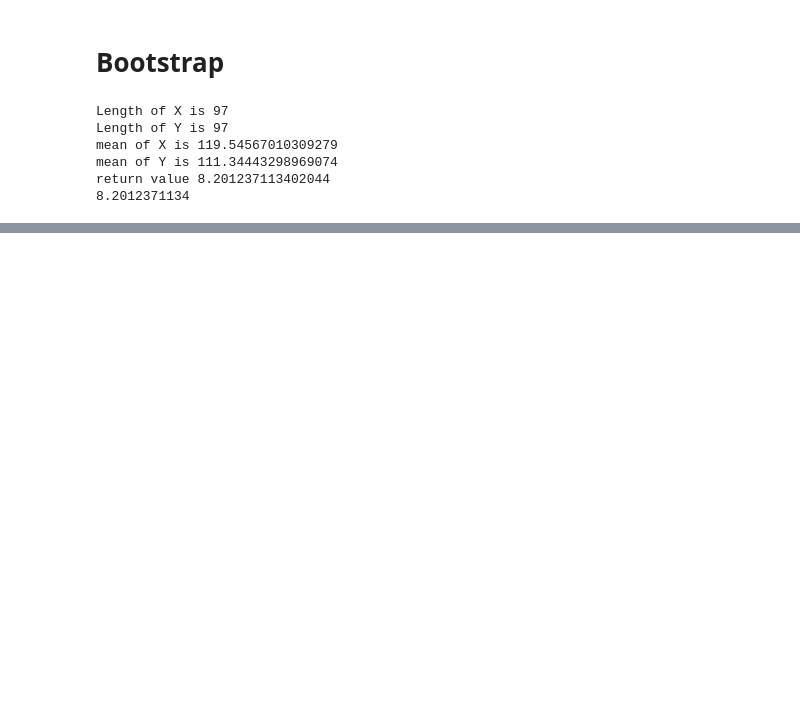
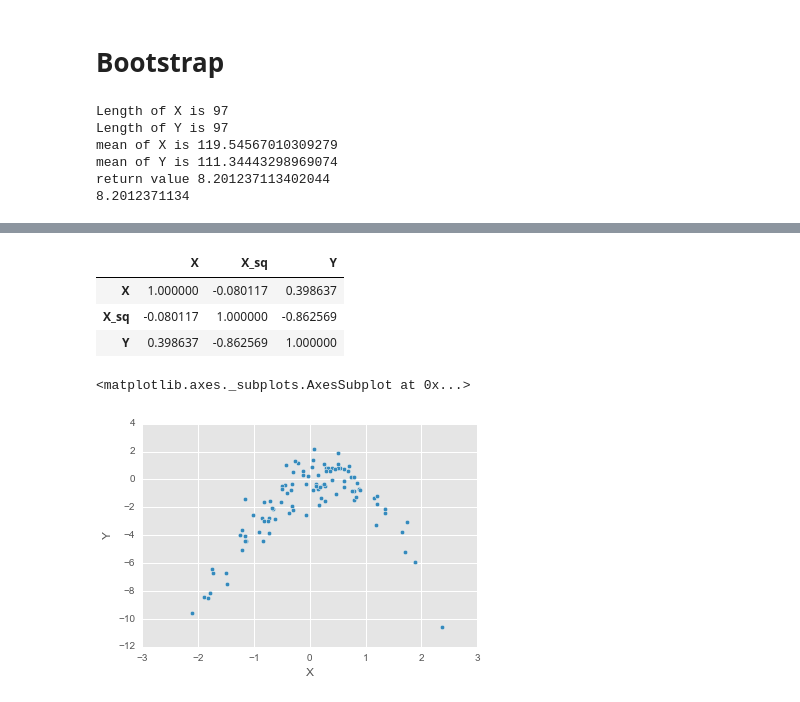
Before and after one commit to devesh-k/Modelling, a Jupyter notebook: Chapter 5.ipynb, the cells around one changed output, grey strips where cells are left out. Drawn from its saved outputs; the diff is of its cells as text; code cells hidden in the pictures; blank space fills up the shorter version.

```diff
--- a/Chapter 5.ipynb
+++ b/Chapter 5.ipynb
@@ -158,0 +376,8 @@ AttributeError: 'module' object has no attribute 'Bootstrap'
+# %%
+Y = np.random.normal(loc=0.0, scale=1.0, size=100)
+print Y
+X = np.random.normal(loc=0.0, scale=1.0, size=100)
+X_sq = X**2
+
+Y = X -2*X_sq + np.random.normal(loc=0.0, scale=1.0, size=100)
+df_sim = pd.DataFrame({'X': X , 'X_sq' : X_sq , 'Y':Y} )
@@ -158,0 +411,12 @@ AttributeError: 'module' object has no attribute 'Bootstrap'
+# %%
+df_sim.corr()
+# %% [output]
+|  | X | X_sq | Y |
+| X | 1.000000 | -0.080117 | 0.398637 |
+| X_sq | -0.080117 | 1.000000 | -0.862569 |
+| Y | 0.398637 | -0.862569 | 1.000000 |
+# %%
+df_sim.plot(kind = 'scatter' , x = 'X' , y = 'Y')
+# %% [output]
+<matplotlib.axes._subplots.AxesSubplot at 0x...>
+[figure, added]
```
Also changed, not shown: parts of 48 cells of this notebook, 10 other files.
